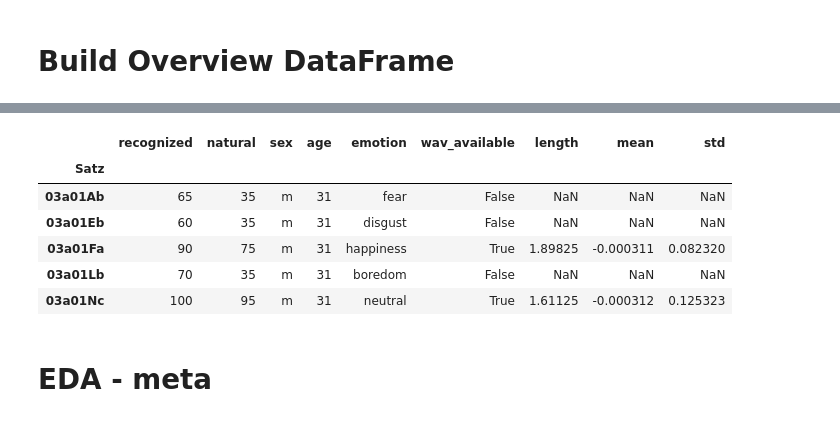
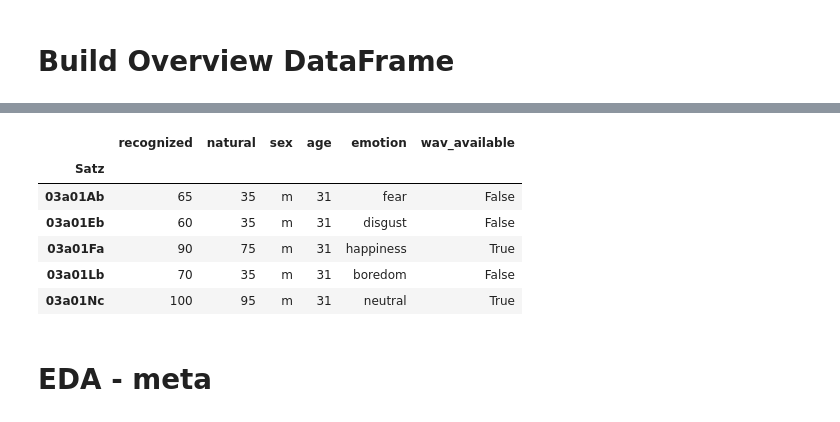
Before and after one commit to flembr/affect_recognition_hci, a Jupyter notebook: 00_EDA.ipynb, the cells around one changed output, grey strips where cells are left out. Drawn from its saved outputs; the diff is of its cells as text; code cells hidden in the pictures.

```diff
--- a/00_EDA.ipynb
+++ b/00_EDA.ipynb
@@ -18,47 +22,34 @@ emotion_map = {'A': 'fear', 'E': 'disgust', 'W': 'anger', 'L': 'boredom',
                'F': 'happiness', 'N': 'neutral', 'T': 'sadness'}
 # %%
 df = pd.read_csv('./EmoDB/erkennung.txt',sep='\t',encoding='Latin1',index_col=0)
-exists,length,means,stds = [],[],[],[]
+exists = []
 
 df.Satz = df.Satz.apply(lambda x: x.split('.')[0])
 df.erkannt = df.erkannt.apply(lambda x: int(x.split(',')[0]))
 df.natuerlich = df.natuerlich.apply(lambda x: int(x.split(',')[0]))
 df['sex'] = df.Satz.apply(lambda x: speaker_info[x[:2]][0])
 df['age'] = df.Satz.apply(lambda x: speaker_info[x[:2]][1])
 df['emotion'] = df.Satz.apply(lambda x: emotion_map[x[5]])
 
 for index,row in tqdm(df.iterrows()):
-    try:
-        sample_rate,stream = wavfile.read('./EmoDB/wav/%s.wav'%row.Satz)
+    if os.path.exists('./EmoDB/wav/%s.wav'%row.Satz):
         exists.append(True)
-        length.append(len(stream)/sample_rate) # in seconds
-        stream = stream / np.max(np.abs(stream))
-        means.append(np.mean(stream))
-        stds.append(np.std(stream))
-    except: # wave-file not found
+    else: # wave-file not found
         exists.append(False)
-        length.append(np.nan) # in seconds
-        means.append(np.nan)
-        stds.append(np.nan)
-        pass
 
 df['wav_available'] = exists
-df['length'] = length
-df['mean'] = means
-df['std'] = stds
 df = df.rename(index=str, columns={'erkannt': 'recognized', 'natuerlich': 'natural'})
 df = df.set_index('Satz')
-# df.to_csv('./data/overview.csv')
 df.head()
 # %% [output]
 [interactive output not drawn]
-|  | recognized | natural | sex | age | emotion | wav_available | length | mean | std |
-| Satz |  |  |  |  |  |  |  |  |  |
-| 03a01Ab | 65 | 35 | m | 31 | fear | False | NaN | NaN | NaN |
-| 03a01Eb | 60 | 35 | m | 31 | disgust | False | NaN | NaN | NaN |
-| 03a01Fa | 90 | 75 | m | 31 | happiness | True | 1.89825 | -0.000311 | 0.082320 |
-| 03a01Lb | 70 | 35 | m | 31 | boredom | False | NaN | NaN | NaN |
-| 03a01Nc | 100 | 95 | m | 31 | neutral | True | 1.61125 | -0.000312 | 0.125323 |
+|  | recognized | natural | sex | age | emotion | wav_available |
+| Satz |  |  |  |  |  |  |
+| 03a01Ab | 65 | 35 | m | 31 | fear | False |
+| 03a01Eb | 60 | 35 | m | 31 | disgust | False |
+| 03a01Fa | 90 | 75 | m | 31 | happiness | True |
+| 03a01Lb | 70 | 35 | m | 31 | boredom | False |
+| 03a01Nc | 100 | 95 | m | 31 | neutral | True |
 # %% [markdown]
 # EDA - meta
 # %%
```
Also changed, not shown: parts of 14 cells of this notebook, 5 other files.
